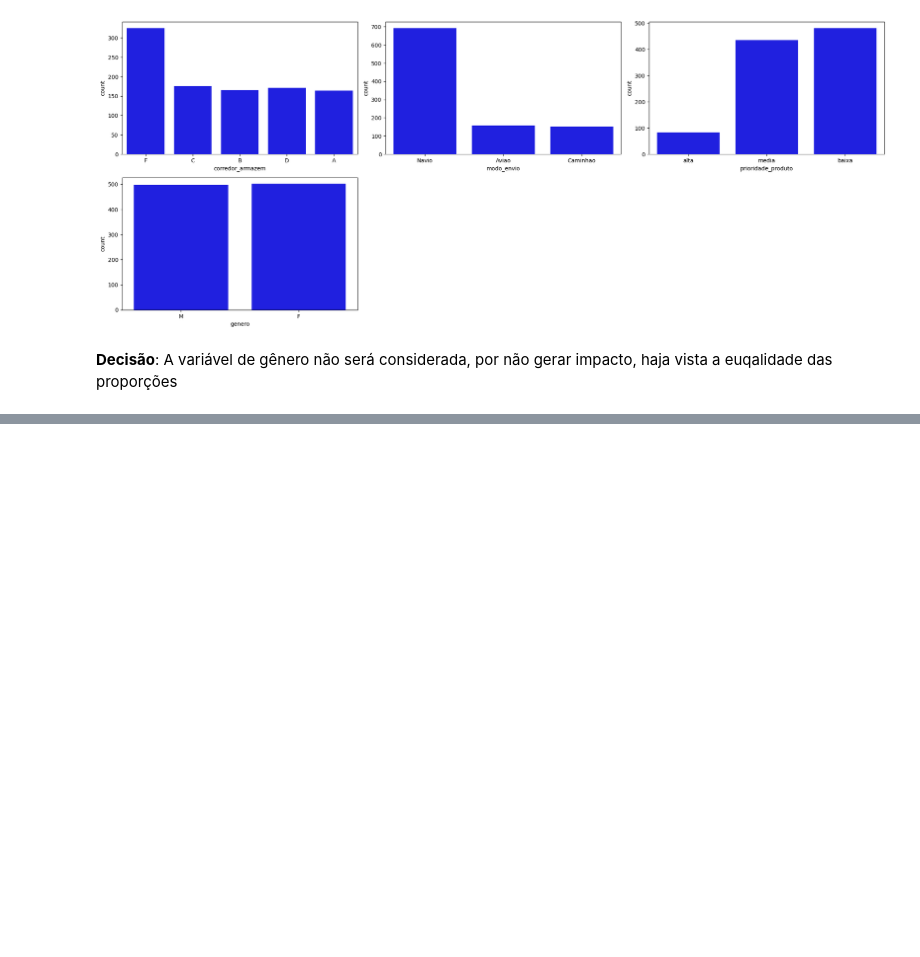
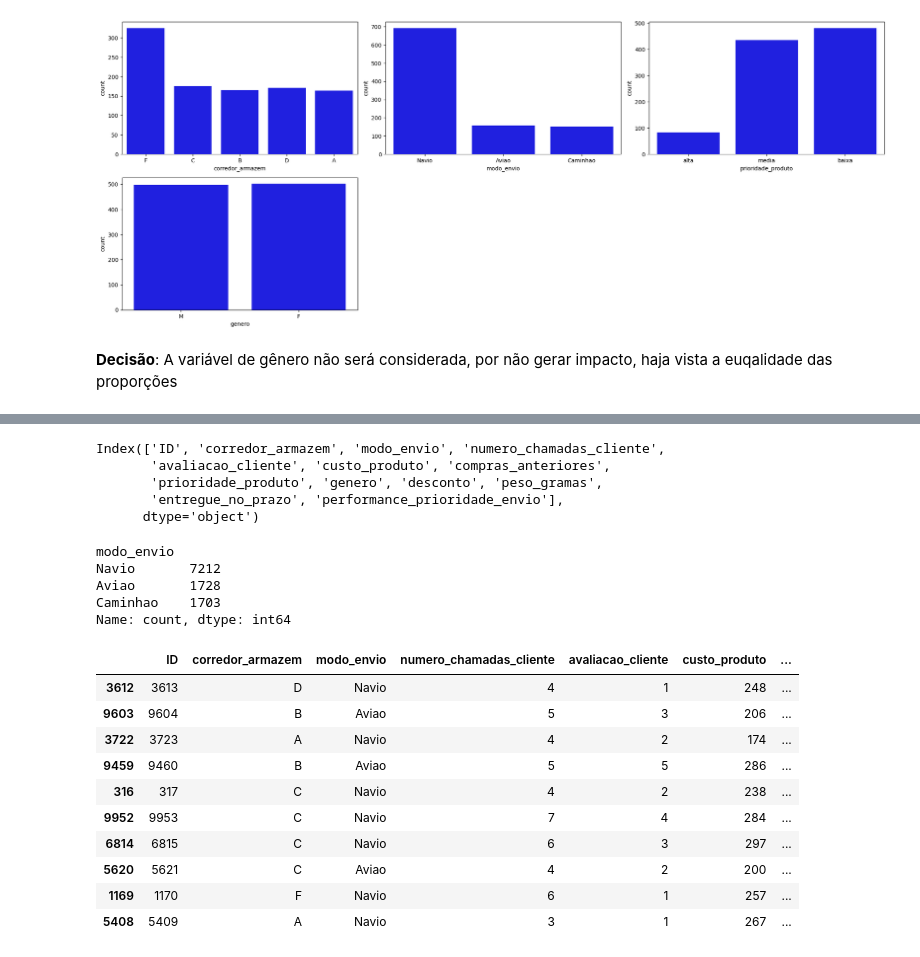
Before and after one commit to alyssonmontovanelli/formacao_dataScience_DSA, a Jupyter notebook: 01_bigData_RealTime_Python_Spark/cap05_Engenharia_de_Atributos/01_Estudo_de_Caso_04.ipynb, the cells around one changed output, grey strips where cells are left out. Saved outputs shown, nothing was run; the diff lists cells and outputs as text; code cells hidden in the pictures; blank space fills up the shorter version.

```diff
--- a/01_bigData_RealTime_Python_Spark/cap05_Engenharia_de_Atributos/01_Estudo_de_Caso_04.ipynb
+++ b/01_bigData_RealTime_Python_Spark/cap05_Engenharia_de_Atributos/01_Estudo_de_Caso_04.ipynb
@@ -300,0 +320,3 @@ for i in range(0, len(cats)):
+# %%
+# Criar uma cópia do DF original
+df_eng = df.copy()
@@ -300,0 +362,3 @@ for i in range(0, len(cats)):
+# %%
+# Criar variável e preencher com valor NA
+df_eng['performance_prioridade_envio'] = np.nan
@@ -300,0 +374,7 @@ for i in range(0, len(cats)):
+# %%
+# preencher a variável nova
+df_eng['performance_prioridade_envio'] = \
+np.where((df_eng['prioridade_produto'] == 'alta') & (df_eng['entregue_no_prazo'] == 0), "Atraso Crítico",
+np.where((df_eng['prioridade_produto'] == 'media') & (df_eng['entregue_no_prazo'] == 0), 'Atraso Problemático',
+np.where((df_eng['prioridade_produto'] == 'baixa') & (df_eng['entregue_no_prazo'] == 0), 'Atraso Tolerável',
+         'Não Houve Atraso')))
@@ -300,0 +494,43 @@ for i in range(0, len(cats)):
+# %%
+df_eng.columns
+# %% [output]
+Index(['ID', 'corredor_armazem', 'modo_envio', 'numero_chamadas_cliente',
+       'avaliacao_cliente', 'custo_produto', 'compras_anteriores',
+       'prioridade_produto', 'genero', 'desconto', 'peso_gramas',
+       'entregue_no_prazo', 'performance_prioridade_envio'],
+      dtype='object')
+# %%
+df_eng.modo_envio.value_counts()
+# %% [output]
+modo_envio
+Navio       7212
+Aviao       1728
+Caminhao    1703
+Name: count, dtype: int64
+# %%
+# Condicional para responder a pergunta de negócio nº 2
+df_eng['performance_modo_envio'] = \
+np.where((df_eng['prioridade_produto'] == 'alta') & (df_eng['modo_envio'] == 'Navio') & (df_eng['entregue_no_prazo'] == 0), "Atraso Crítico Por Navio",
+np.where((df_eng['prioridade_produto'] == 'media') & (df_eng['modo_envio'] == 'Navio') & (df_eng['entregue_no_prazo'] == 0), 'Atraso Problemático Por Navio',
+np.where((df_eng['prioridade_produto'] == 'baixa') & (df_eng['modo_envio'] == 'Navio') & (df_eng['entregue_no_prazo'] == 0), 'Atraso Tolerável Por Navio',
+np.where((df_eng['prioridade_produto'] == 'alta') & (df_eng['modo_envio'] == 'Aviao') & (df_eng['entregue_no_prazo'] == 0), "Atraso Crítico Por Aviao",
+np.where((df_eng['prioridade_produto'] == 'media') & (df_eng['modo_envio'] == 'Aviao') & (df_eng['entregue_no_prazo'] == 0), 'Atraso Problemático Por Aviao',
+np.where((df_eng['prioridade_produto'] == 'baixa') & (df_eng['modo_envio'] == 'Aviao') & (df_eng['entregue_no_prazo'] == 0), 'Atraso Tolerável Por Aviao',
+np.where((df_eng['prioridade_produto'] == 'alta') & (df_eng['modo_envio'] == 'Caminhao') & (df_eng['entregue_no_prazo'] == 0), "Atraso Crítico Por Caminhao",
+np.where((df_eng['prioridade_produto'] == 'media') & (df_eng['modo_envio'] == 'Caminhao') & (df_eng['entregue_no_prazo'] == 0), 'Atraso Problemático Por Caminhao',
+np.where((df_eng['prioridade_produto'] == 'baixa') & (df_eng['modo_envio'] == 'Caminhao') & (df_eng['entregue_no_prazo'] == 0), 'Atraso Tolerável Por Caminhao',
+         'Não Houve Atraso')))))))))
+# %%
+df_eng.sample(10)
+# %% [output]
+|  | ID | corredor_armazem | modo_envio | numero_chamadas_cliente | avaliacao_cliente | custo_produto | ... |
+| 3612 | 3613 | D | Navio | 4 | 1 | 248 | ... |
+| 9603 | 9604 | B | Aviao | 5 | 3 | 206 | ... |
+| 3722 | 3723 | A | Navio | 4 | 2 | 174 | ... |
+| 9459 | 9460 | B | Aviao | 5 | 5 | 286 | ... |
+| 316 | 317 | C | Navio | 4 | 2 | 238 | ... |
+| 9952 | 9953 | C | Navio | 7 | 4 | 284 | ... |
+| 6814 | 6815 | C | Navio | 6 | 3 | 297 | ... |
+| 5620 | 5621 | C | Aviao | 4 | 2 | 200 | ... |
+| 1169 | 1170 | F | Navio | 6 | 1 | 257 | ... |
+| 5408 | 5409 | A | Navio | 3 | 1 | 267 | ... |
```
Also changed, not shown: parts of 39 cells of this notebook, 2 other files.
